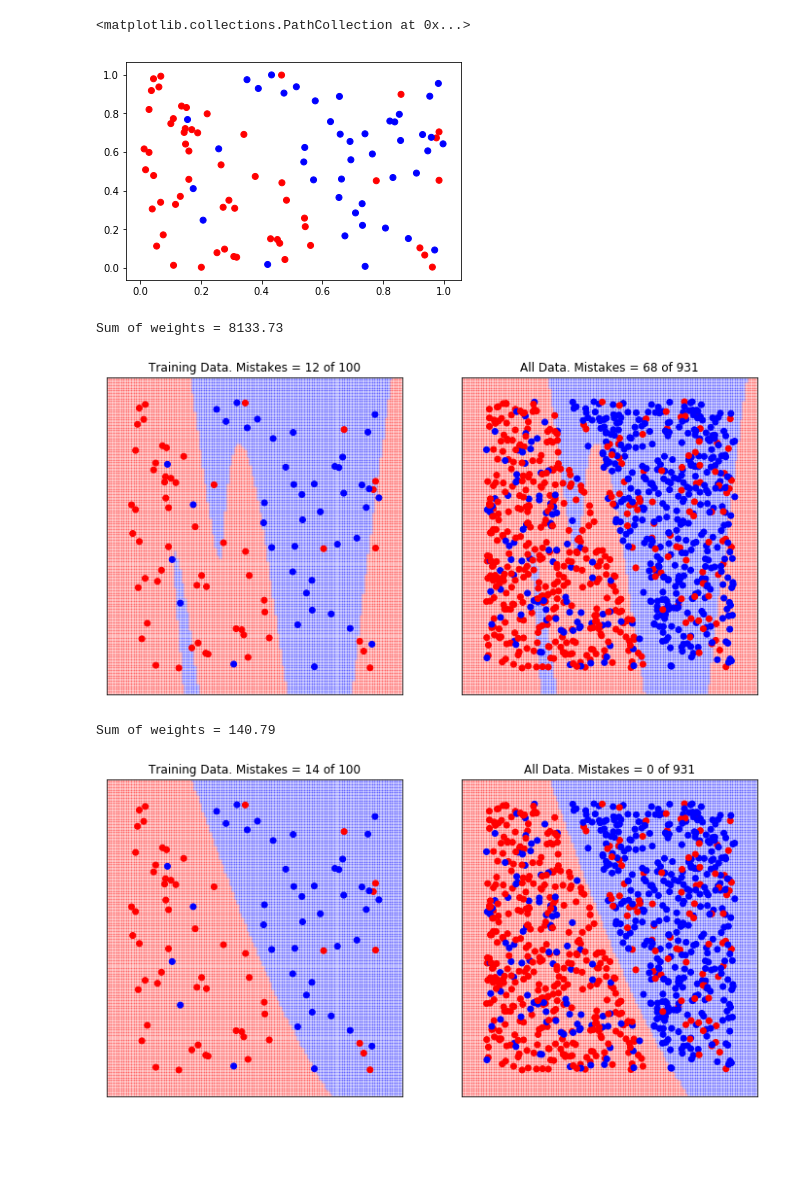
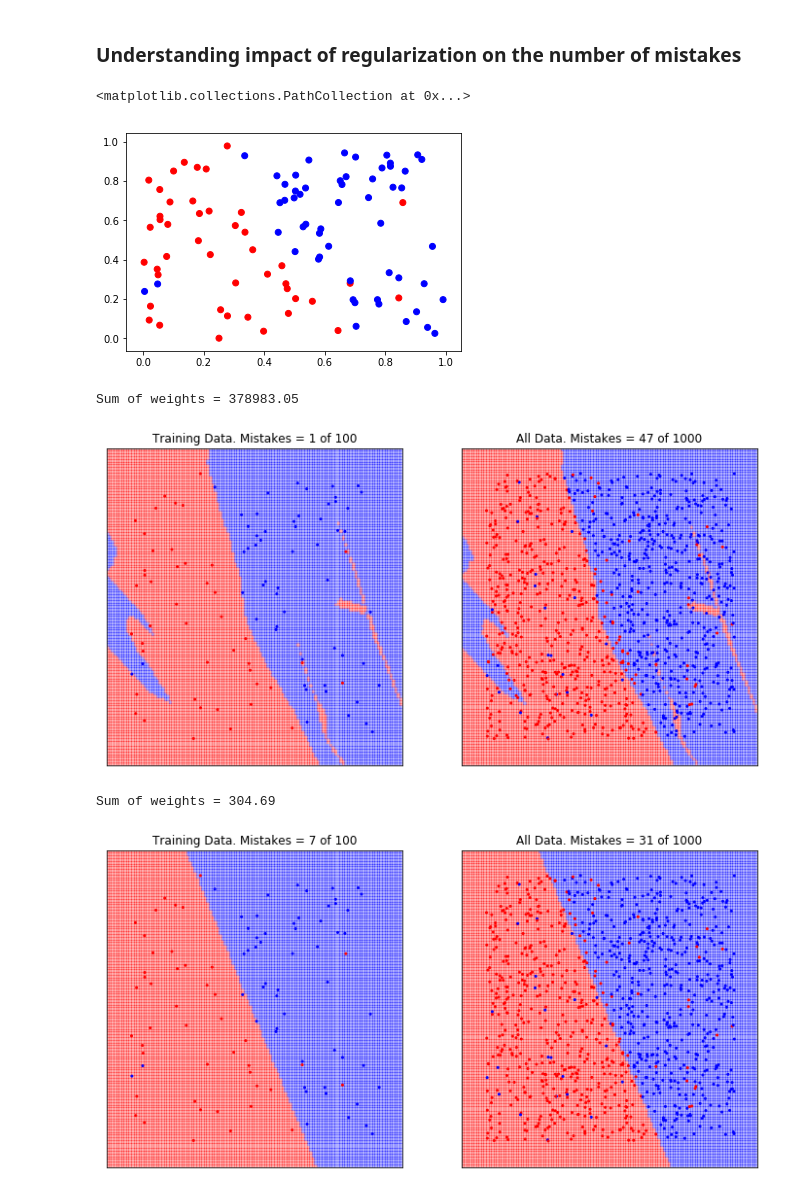
Before and after one commit to ubdsgroup/mlcourse-ub-notebooks, a Jupyter notebook: notebooks/NeuralNetworkDemo.ipynb, the cells around one changed output. Saved outputs shown, nothing was run; the diff lists cells and outputs as text; code cells hidden in the pictures; blank space fills up the shorter version.

Commit message:
minor changes to the plots

```diff
--- a/notebooks/NeuralNetworkDemo.ipynb
+++ b/notebooks/NeuralNetworkDemo.ipynb
@@ -19,6 +19,6 @@ cm_bright = ListedColormap(['#FF0000', '#0000FF'])
 # %%
 # generate uniformly sampled data
-delta = 0.1
+delta = 0.0
 X = np.random.uniform(size=[1000,2])
 # split in two classes using a linear boundary
 y = np.zeros([X.shape[0],1])
@@ -34,10 +34,10 @@ inds = np.where(y != -1)[0]
 X = X[inds,:]
 y = y[inds]
 # randomly flip some of the indices
-fr = np.random.permutation(len(y))[0:200]
+fr = np.random.permutation(len(y))[0:50]
 for i in fr:
     y[i] = 1- y[i]
 # plot data
-plt.scatter(X[:,0],X[:,1],c=y,cmap=cm_bright)
+plt.scatter(X[:,0],X[:,1],s=4,c=y,cmap=cm_bright)
 # %% [output]
 <matplotlib.collections.PathCollection at 0x...>
@@ -45,3 +90,5 @@ plt.scatter(X[:,0],X[:,1],c=y,cmap=cm_bright)
+# %% [markdown]
+### Understanding impact of regularization on the number of mistakes
 # %%
 # sample training data
 tr = np.random.permutation(len(y))[0:100]
@@ -52,30 +99,30 @@ trainy = y[tr].ravel()
 plt.scatter(trainX[:,0],trainX[:,1],c=trainy,cmap=cm_bright)
 # %% [output]
 <matplotlib.collections.PathCollection at 0x...>
-[figure, old version]
+[figure, new version]
 # %%
 # learn a neural network with no regularization
-clf = MLPClassifier(activation='logistic',solver='lbfgs', momentum=0,alpha=1e-1000,hidden_layer_sizes=(100,100), random_state=1)
+clf = MLPClassifier(activation='logistic',solver='lbfgs', momentum=0,alpha=0,hidden_layer_sizes=(100,100), random_state=1)
 clf.fit(trainX, trainy)
 sweights = 0
 for i in range(clf.n_layers_-1):
     sweights += np.sum(np.abs(clf.coefs_[i]))
 trainMistakes = len(np.where(clf.predict(trainX) != trainy)[0])
 aM = set(np.where(clf.predict(X) != y.ravel())[0]).difference(set(fr))
 allMistakes = len(aM)
 
 # plot the decision surface
 fig = plt.figure(figsize=(12, 6))
 ax = fig.add_subplot(1,2,1)
 plotBoundary(trainX,trainy,clf,ax)
 ax.set_title('Training Data. Mistakes = %d of %d'%(trainMistakes,len(trainy)))
 ax = fig.add_subplot(1,2,2)
 plotBoundary(X,y,clf,ax)
 ax.set_title('All Data. Mistakes = %d of %d'%(allMistakes,len(y)))
 print('Sum of weights = %.2f'%sweights)
 # %% [output]
-Sum of weights = 8133.73
+Sum of weights = 378983.05
-[figure, old version]
+[figure, new version]
 # %%
 # learn a neural network with regularization
 clf = MLPClassifier(activation='logistic',solver='lbfgs', momentum=0,alpha=0.1,hidden_layer_sizes=(100,100), random_state=1)
@@ -99,8 +146,8 @@ plotBoundary(X,y,clf,ax)
 ax.set_title('All Data. Mistakes = %d of %d'%(allMistakes,len(y)))
 print('Sum of weights = %.2f'%sweights)
 # %% [output]
-Sum of weights = 140.79
+Sum of weights = 304.69
-[figure, old version]
+[figure, new version]
 # %%
 def plotBoundary(X,y,clf,ax):
     h = .01  # step size in the mesh
```
Also changed, not shown: parts of 7 cells of this notebook.
